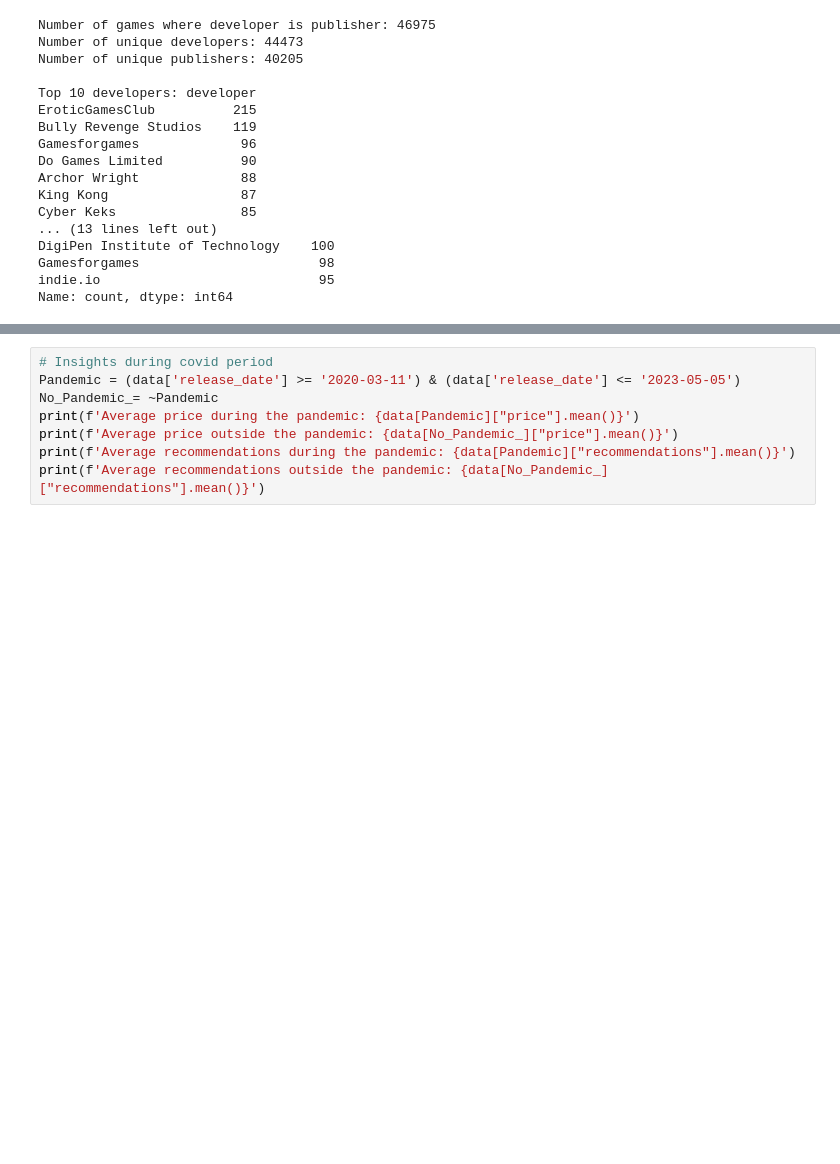
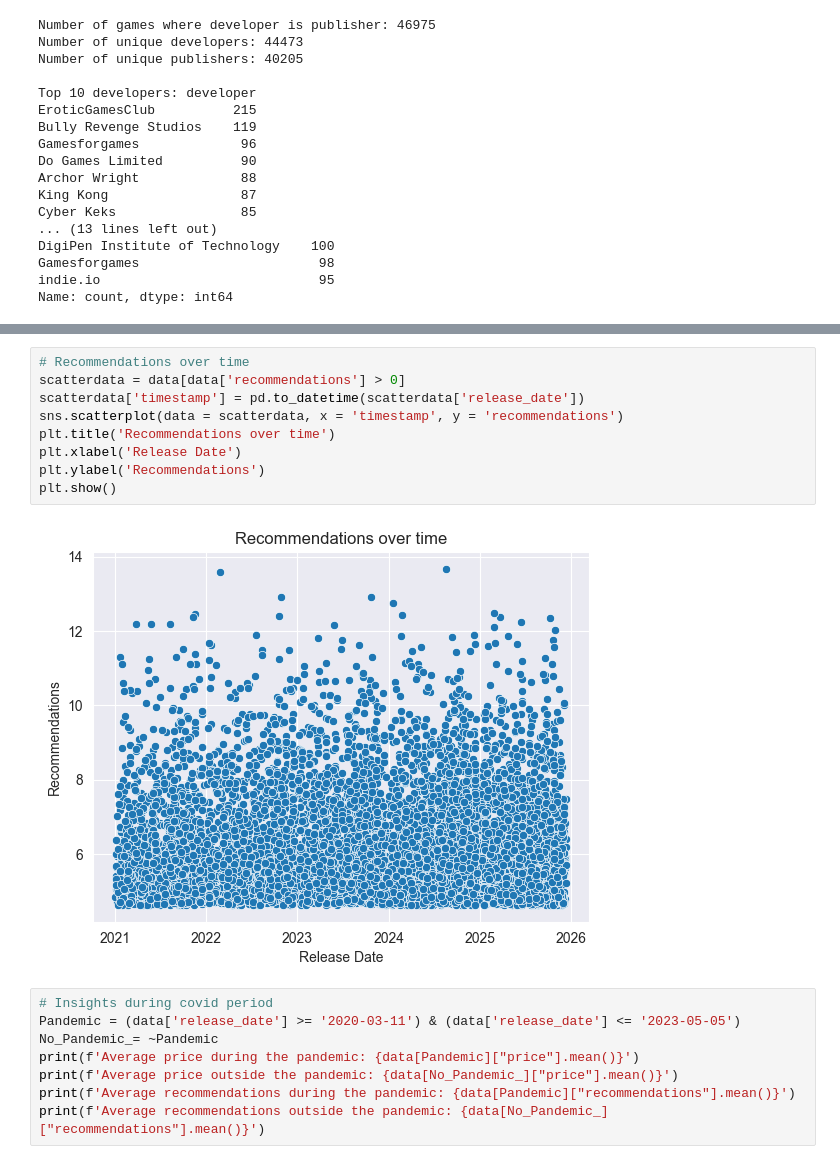
Before and after one commit to MCAlberto55/steam-games-analysis, a Jupyter notebook: notebooks/eda_analysis.ipynb, the cells around one changed output, grey strips where cells are left out. Cells and saved outputs as stored; diff of their text form; blank space fills up the shorter version.

```diff
--- a/notebooks/eda_analysis.ipynb
+++ b/notebooks/eda_analysis.ipynb
@@ -608,3 +554,14 @@ plt.show()
+# %%
+# Recommendations over time
+scatterdata = data[data['recommendations'] > 0]
+scatterdata['timestamp'] = pd.to_datetime(scatterdata['release_date'])
+sns.scatterplot(data = scatterdata, x = 'timestamp', y = 'recommendations')
+plt.title('Recommendations over time')
+plt.xlabel('Release Date')
+plt.ylabel('Recommendations')
+plt.show()
+# %% [output]
+[figure, added]
 # %%
 # Insights during covid period
 Pandemic = (data['release_date'] >= '2020-03-11') & (data['release_date'] <= '2023-05-05')
```
Also changed, not shown: parts of 10 cells of this notebook.
